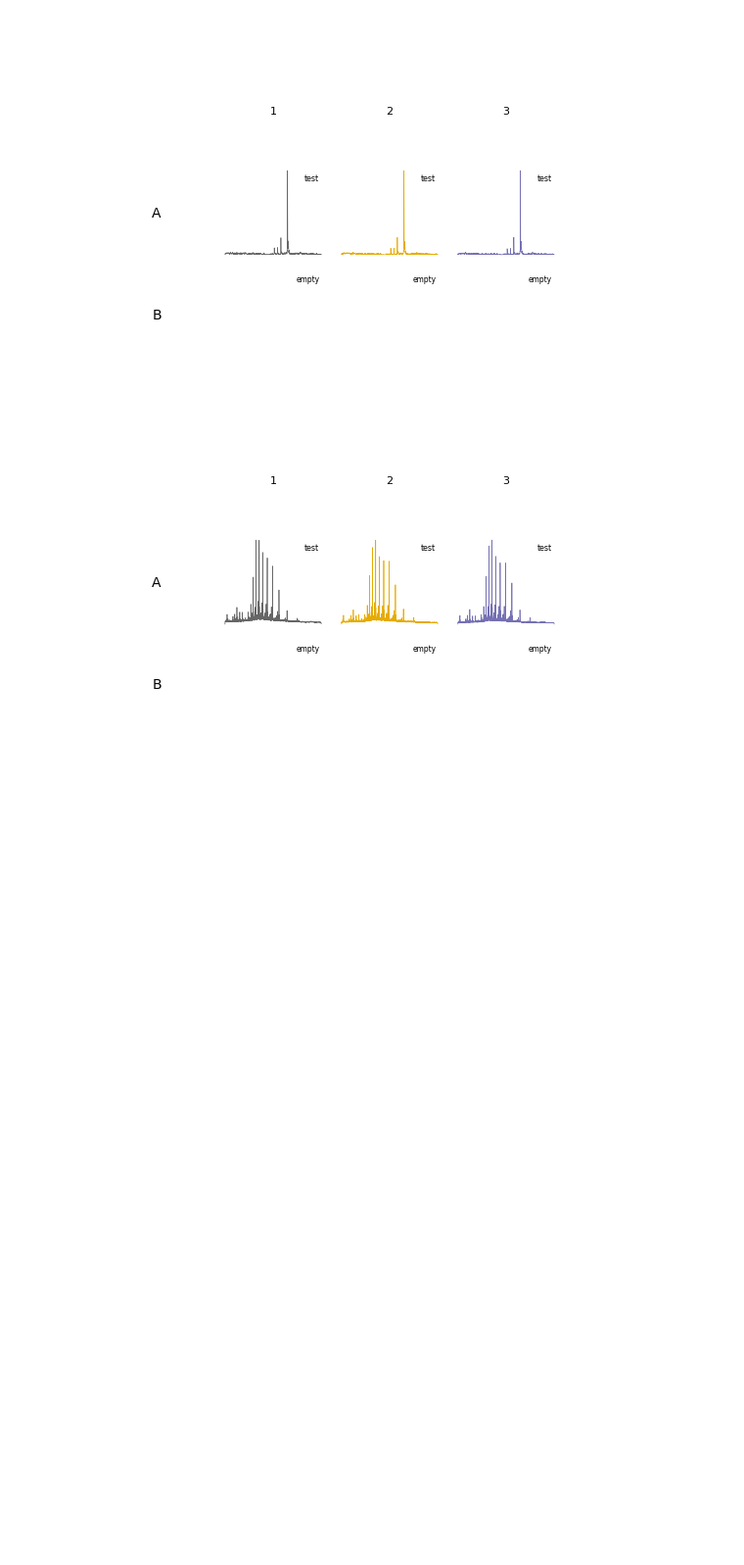
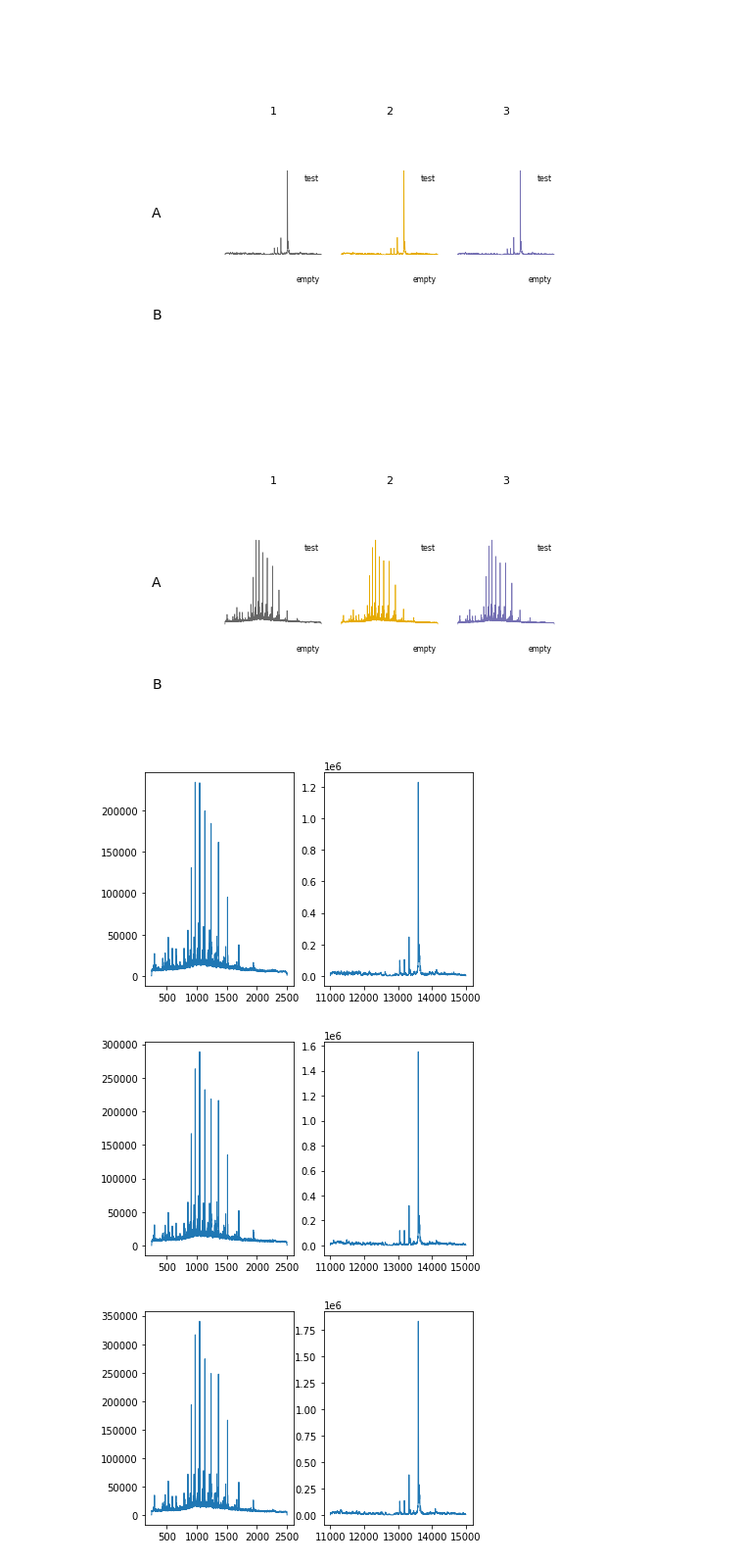
Before and after one commit to lawrencecollins/UniDec, a Jupyter notebook: megaunidec v3.ipynb, the cells around one changed output. Shown: that part at 98% size. Saved outputs shown, nothing was run; the diff lists cells and outputs as text; code cells hidden in the pictures; blank space fills up the shorter version.

```diff
--- a/megaunidec v3.ipynb
+++ b/megaunidec v3.ipynb
@@ -56,3 +56,14 @@ mega.plot_plate('rawdata', dpi = 100)
 # %% [output]
 [figure]
 [figure]
+# %%
+for s in meta.data.spectra:
+    fig, (ax1, ax2) = plt.subplots(1, 2)
+    raw = s.rawdata
+    massd = s.massdat
+    ax1.plot(raw[:, 0], raw[:, 1])
+    ax2.plot(massd[:, 0], massd[:, 1])
+# %% [output]
+[figure, added]
+[figure, added]
+[figure, added]
```
Also changed, not shown: parts of 1 cell of this notebook, 3 other files.
